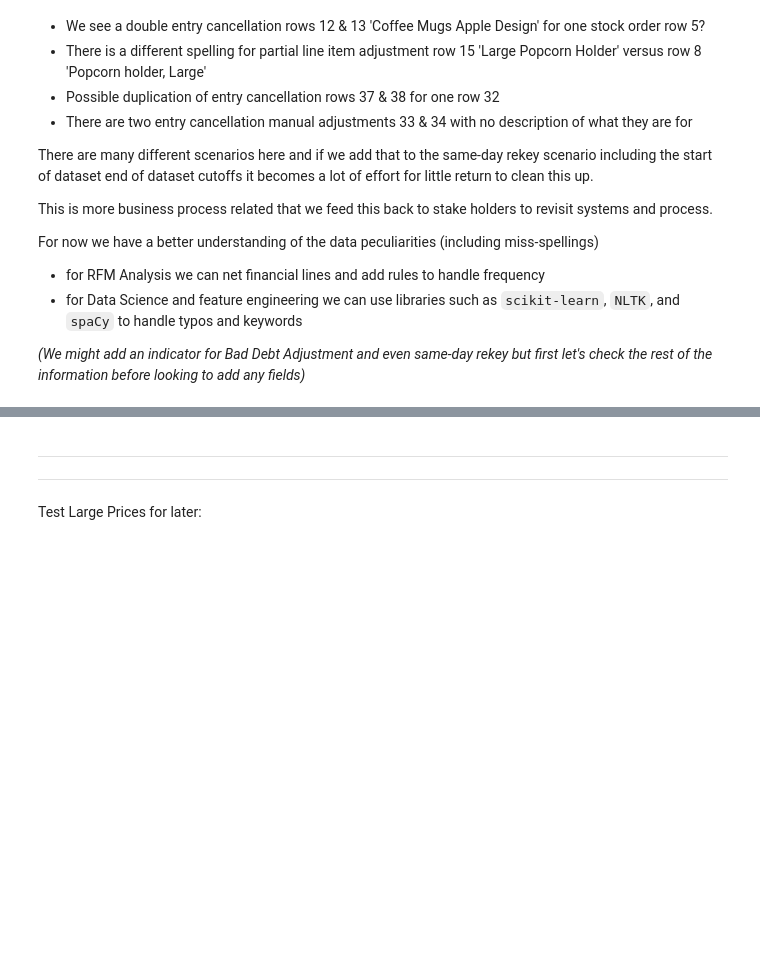
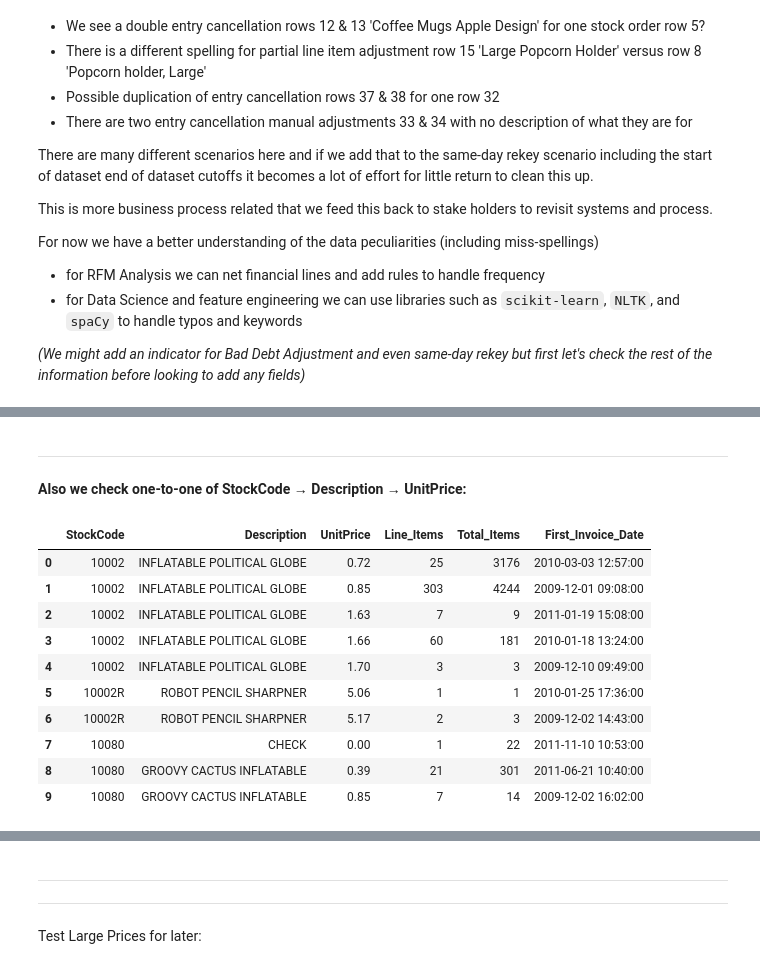
Before and after one commit to sachaplaye/rfm-lifecycle-segmentation, a Jupyter notebook: notebooks/2_data_exploration_information_share.ipynb, the cells around one changed output, grey strips where cells are left out. Cells and saved outputs as stored; diff of their text form; code cells hidden in the pictures; blank space fills up the shorter version.

Commit message:
Ecommerce_Segmentation/CU-869czjx7m-Add stock and description exploration

```diff
--- a/notebooks/2_data_exploration_information_share.ipynb
+++ b/notebooks/2_data_exploration_information_share.ipynb
@@ -358,0 +361,22 @@ For now we have a better understanding of the data peculiarities (including miss
+# %% [markdown]
+---
+**Also we check one-to-one of StockCode → Description → UnitPrice:**
+# %%
+df_stock_selection = df_cleansed_retail_orders.groupby(['StockCode', 'Description', 'UnitPrice']).agg(
+    Line_Items=('StockCode', 'size'),
+    Total_Items=('Quantity', 'sum'),
+    First_Invoice_Date=('InvoiceDate', 'min')
+).reset_index().sort_values('StockCode')
+display(df_stock_selection.head(10))
+# %% [output]
+|  | StockCode | Description | UnitPrice | Line_Items | Total_Items | First_Invoice_Date |
+| 0 | 10002 | INFLATABLE POLITICAL GLOBE | 0.72 | 25 | 3176 | 2010-03-03 12:57:00 |
+| 1 | 10002 | INFLATABLE POLITICAL GLOBE | 0.85 | 303 | 4244 | 2009-12-01 09:08:00 |
+| 2 | 10002 | INFLATABLE POLITICAL GLOBE | 1.63 | 7 | 9 | 2011-01-19 15:08:00 |
+| 3 | 10002 | INFLATABLE POLITICAL GLOBE | 1.66 | 60 | 181 | 2010-01-18 13:24:00 |
+| 4 | 10002 | INFLATABLE POLITICAL GLOBE | 1.70 | 3 | 3 | 2009-12-10 09:49:00 |
+| 5 | 10002R | ROBOT PENCIL SHARPNER | 5.06 | 1 | 1 | 2010-01-25 17:36:00 |
+| 6 | 10002R | ROBOT PENCIL SHARPNER | 5.17 | 2 | 3 | 2009-12-02 14:43:00 |
+| 7 | 10080 | CHECK | 0.00 | 1 | 22 | 2011-11-10 10:53:00 |
+| 8 | 10080 | GROOVY CACTUS INFLATABLE | 0.39 | 21 | 301 | 2011-06-21 10:40:00 |
+| 9 | 10080 | GROOVY CACTUS INFLATABLE | 0.85 | 7 | 14 | 2009-12-02 16:02:00 |
```
Also changed, not shown: parts of 7 cells of this notebook, 1 other file.
